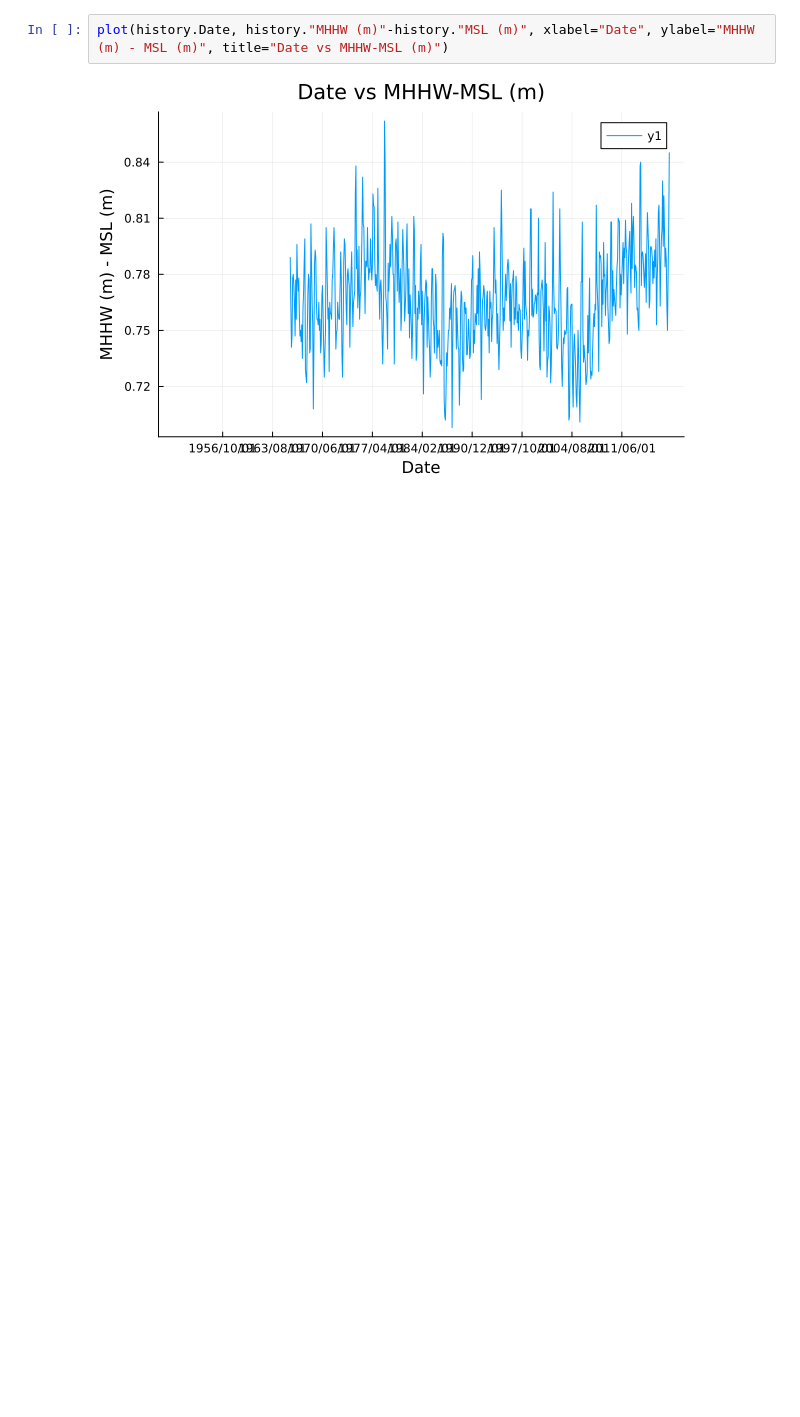
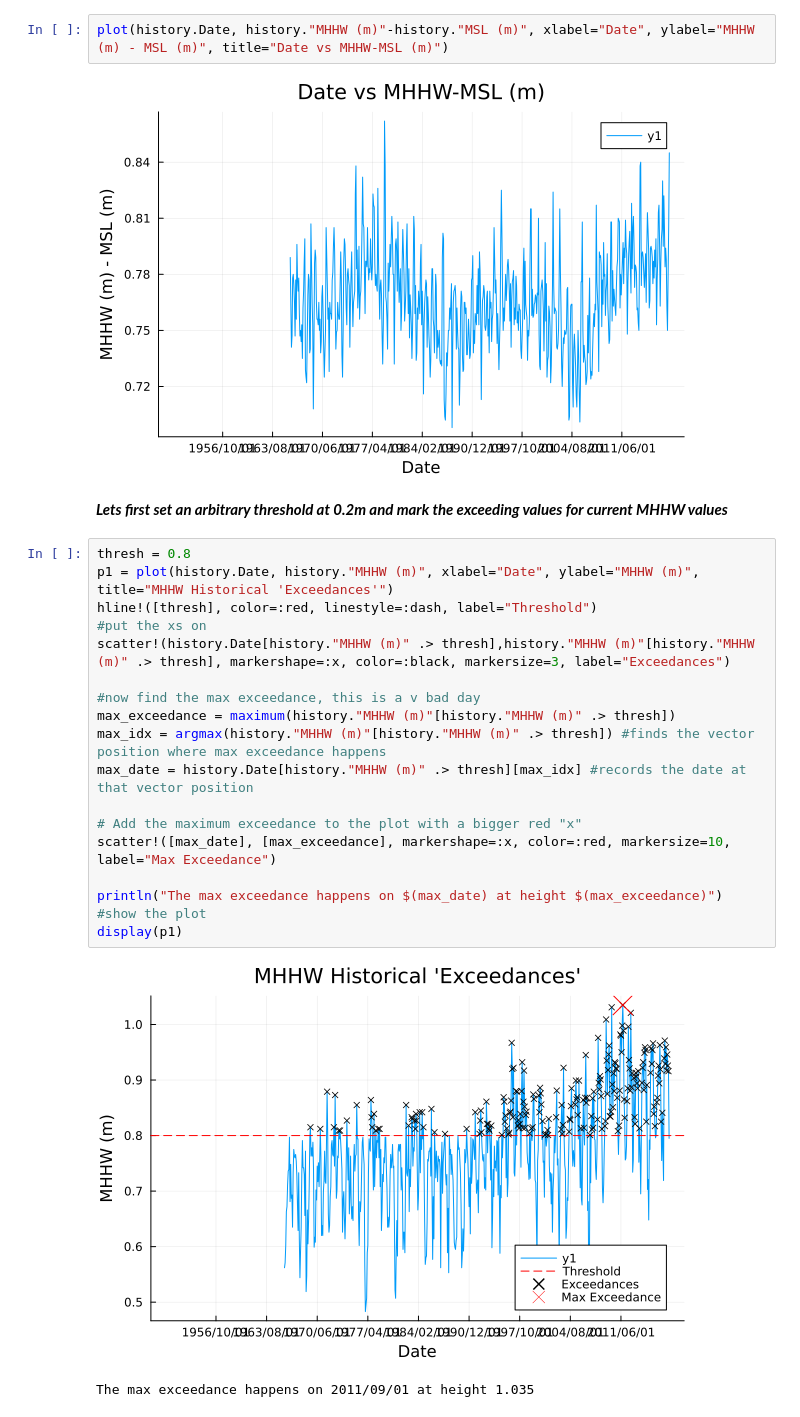
Before and after one commit to rms428/SLR-to-BI-4750, a Jupyter notebook: exceedence.ipynb, the cells around one changed output. Saved outputs shown, nothing was run; the diff lists cells and outputs as text; blank space fills up the shorter version.

```diff
--- a/exceedence.ipynb
+++ b/exceedence.ipynb
@@ -52,3 +52,26 @@ plot(history.Date, history."MHHW (m)", xlabel="Date", ylabel="MHHW (m)", title="
 plot(history.Date, history."MHHW (m)"-history."MSL (m)", xlabel="Date", ylabel="MHHW (m) - MSL (m)", title="Date vs MHHW-MSL (m)")
 # %% [output]
 [figure]
+# %% [markdown]
+***Lets first set an arbitrary threshold at 0.2m and mark the exceeding values for current MHHW values***
+# %%
+thresh = 0.8
+p1 = plot(history.Date, history."MHHW (m)", xlabel="Date", ylabel="MHHW (m)", title="MHHW Historical 'Exceedances'")
+hline!([thresh], color=:red, linestyle=:dash, label="Threshold")
+#put the xs on
+scatter!(history.Date[history."MHHW (m)" .> thresh],history."MHHW (m)"[history."MHHW (m)" .> thresh], markershape=:x, color=:black, markersize=3, label="Exceedances")
+
+#now find the max exceedance, this is a v bad day
+max_exceedance = maximum(history."MHHW (m)"[history."MHHW (m)" .> thresh])
+max_idx = argmax(history."MHHW (m)"[history."MHHW (m)" .> thresh]) #finds the vector position where max exceedance happens
+max_date = history.Date[history."MHHW (m)" .> thresh][max_idx] #records the date at that vector position
+
+# Add the maximum exceedance to the plot with a bigger red "x"
+scatter!([max_date], [max_exceedance], markershape=:x, color=:red, markersize=10, label="Max Exceedance")
+
+println("The max exceedance happens on $(max_date) at height $(max_exceedance)")
+#show the plot
+display(p1)
+# %% [output]
+[figure, added]
+The max exceedance happens on 2011/09/01 at height 1.035
```
Also changed, not shown: parts of 2 cells of this notebook.
